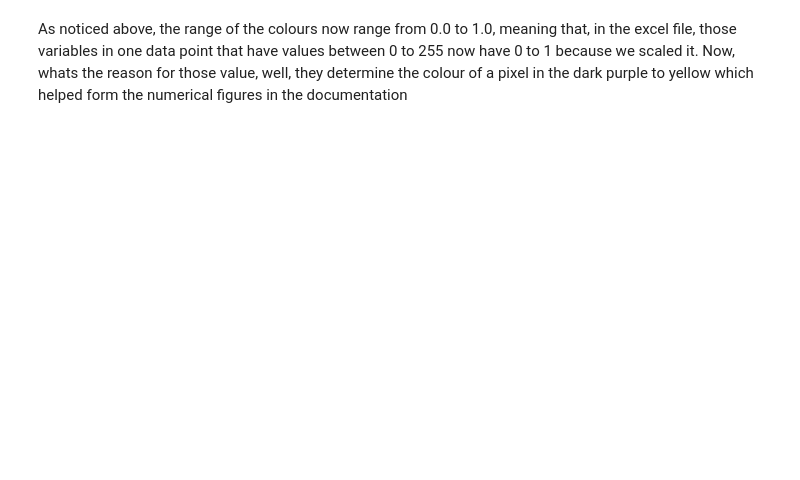
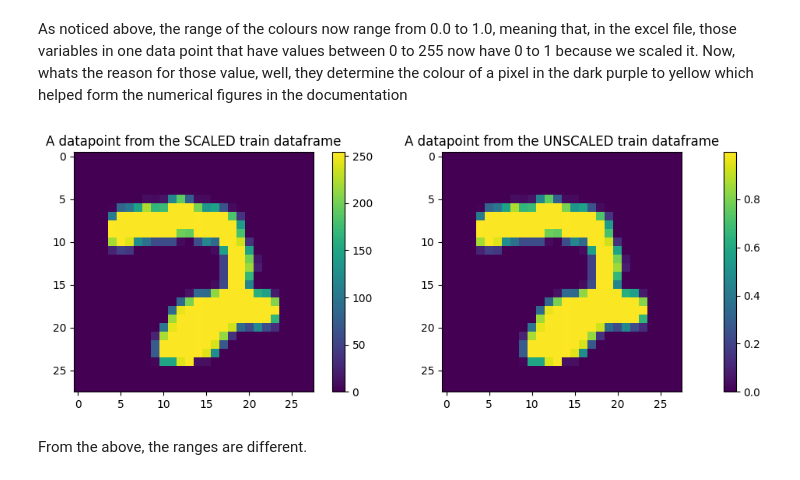
Before and after one commit to BheezPen/My-Upskilling-in-DS-and-AI-ML, a Jupyter notebook: SD_Practices/Building_Neural_Network_for_AI.ipynb, the cells around one changed output. Cells and saved outputs as stored; diff of their text form; code cells hidden in the pictures; blank space fills up the shorter version.

```diff
--- a/SD_Practices/Building_Neural_Network_for_AI.ipynb
+++ b/SD_Practices/Building_Neural_Network_for_AI.ipynb
@@ -102,3 +106,29 @@ plt.show()
 # %% [markdown]
 As noticed above, the range of the colours now range from 0.0 to 1.0, meaning that, in the excel file, those variables in one data point that have values between 0 to 255 now have 0 to 1 because we scaled it.
 Now, whats the reason for those value, well, they determine the colour of a pixel in the dark purple to yellow which helped form the numerical figures in the documentation
+# %%
+# Now, lets try to print a datapoint from the scaled dataframe and the dataframe we didn't scaled and print both with their scale
+
+# wants to plot again after scaling
+
+#plt.figure(figsize=(10,4)#)
+
+
+plt.figure(figsize=(14,4))
+
+plt.subplot(1,1,1)
+plt.imshow(train_images_scaled[120])
+plt.colorbar()
+plt.title("A datapoint from the UNSCALED train dataframe")
+
+plt.subplot(1,2,1)
+plt.imshow(train_images[120])
+plt.colorbar()
+plt.title("A datapoint from the SCALED train dataframe")
+
+#TO plot the graphs
+plt.show()
+# %% [output]
+[figure, added]
+# %% [markdown]
+From the above, the ranges are different.
```
Also changed, not shown: parts of 2 cells of this notebook.
